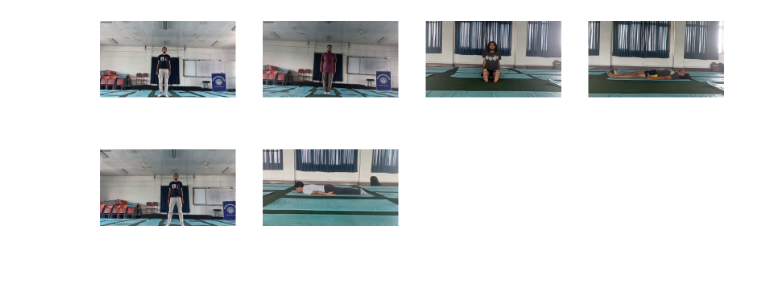
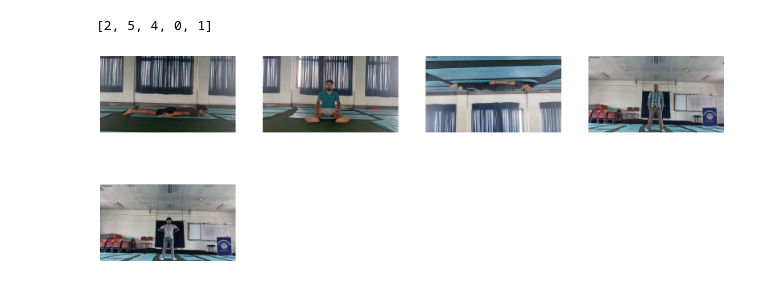
Before and after one commit to Bipin38/Major_Project_ABSM, a Jupyter notebook: trainer2.ipynb, the cells around one changed output. Cells and saved outputs as stored; diff of their text form; code cells hidden in the pictures.

```diff
--- a/trainer2.ipynb
+++ b/trainer2.ipynb
@@ -33,3 +33,9 @@ To enable them in other operations, rebuild TensorFlow with the appropriate comp
+# %%
+x = os.listdir('data')
+random_range = random.sample(range(len(x)), 5)
+random_range
+# %% [output]
+[2, 5, 4, 0, 1]
 # %%
 plt.figure(figsize = (20, 20))
 
@@ -38,39 +44,39 @@ all_classes_names = os.listdir('data')
 
 # Generate a list of 20 random values. The values will be between 0-50,
 # where 50 is the total number of class in the dataset.
-random_range = random.sample(range(len(all_classes_names)), 6)
+random_range = random.sample(range(len(all_classes_names)), 5)
 
 # Iterating through all the generated random values.
 for counter, random_index in enumerate(random_range, 1):
 
     # Retrieve a Class Name using the Random Index.
     selected_class_Name = all_classes_names[random_index]
 
     # Retrieve the list of all the video files present in the randomly selected Class Directory.
     video_files_names_list = os.listdir(f'data/{selected_class_Name}')
 
     # Randomly select a video file from the list retrieved from the randomly selected Class Directory.
     selected_video_file_name = random.choice(video_files_names_list)
 
     # Initialize a VideoCapture object to read from the video File.
     video_reader = cv2.VideoCapture(f'data/{selected_class_Name}/{selected_video_file_name}')
 
     # Read the first frame of the video file.
     _, bgr_frame = video_reader.read()
 
     # Release the VideoCapture object.
     video_reader.release()
 
     # Convert the frame from BGR into RGB format.
     rgb_frame = cv2.cvtColor(bgr_frame, cv2.COLOR_BGR2RGB)
 
     # Write the class name on the video frame.
     cv2.putText(rgb_frame, selected_class_Name, (10, 30), cv2.FONT_HERSHEY_SIMPLEX, 1, (0, 0, 0), 2)
 
     # Display the frame.
     plt.subplot(5, 4, counter);plt.imshow(rgb_frame);plt.axis('off')
 # %% [output]
-[figure, old version]
+[figure, new version]
 # %%
 ##tuning garnu parne
 # %%
```
Also changed, not shown: parts of 10 cells of this notebook, 5 other files.
